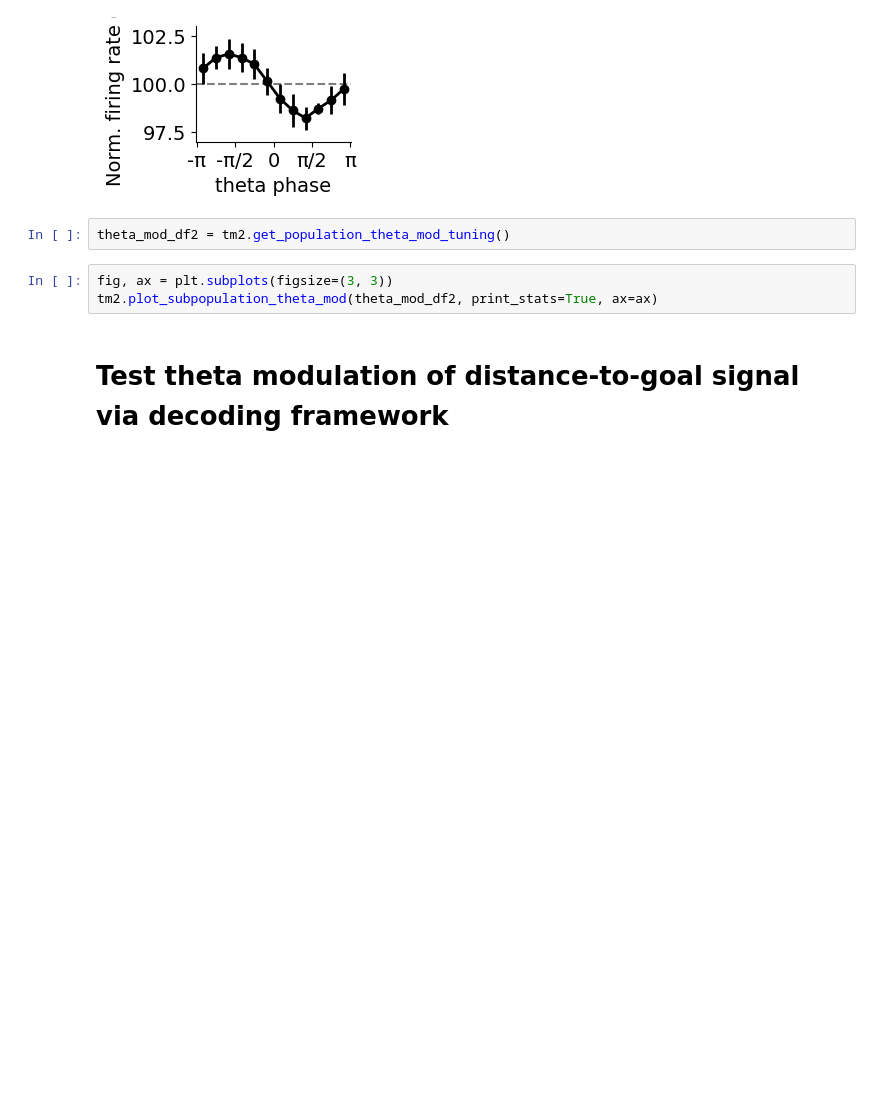
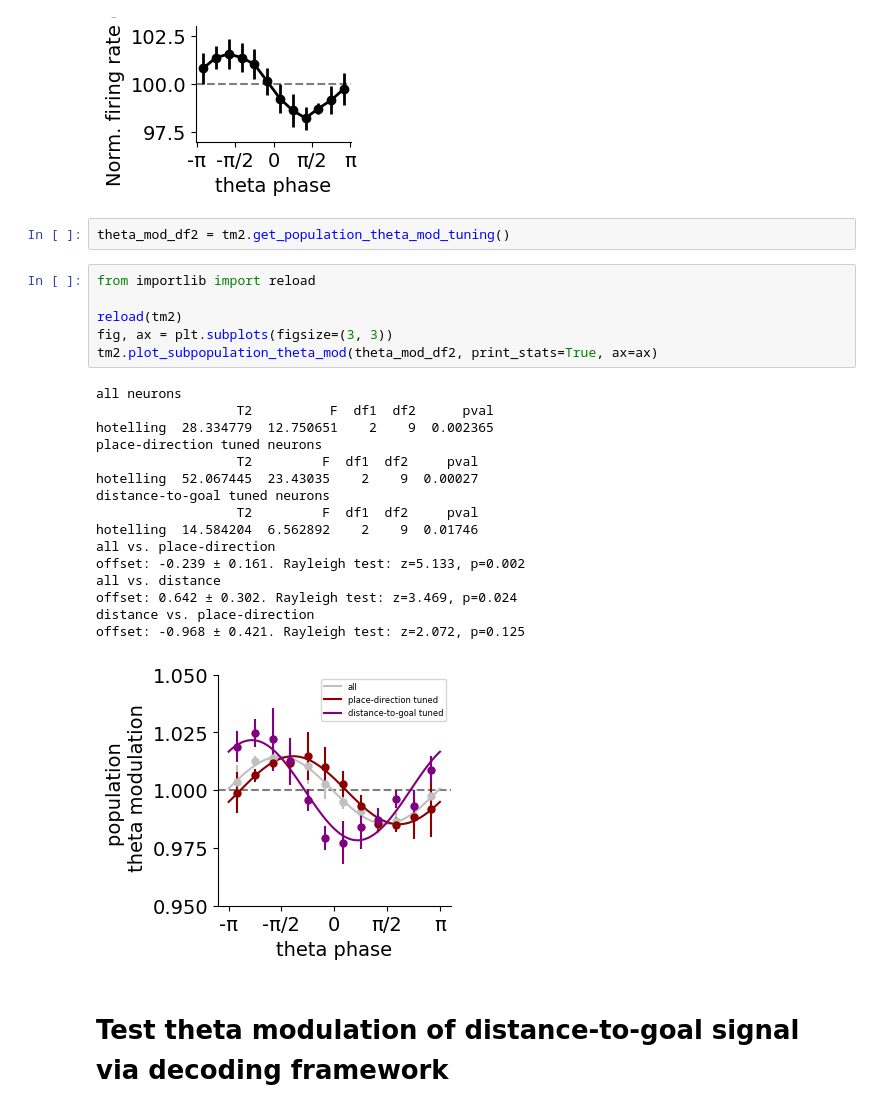
Before and after one commit to peterdoohan/GridMaze-mFC, a Jupyter notebook: Notebooks/theta_mod.ipynb, the cells around one changed output. Drawn from its saved outputs; the diff is of its cells as text; blank space fills up the shorter version.

```diff
--- a/Notebooks/theta_mod.ipynb
+++ b/Notebooks/theta_mod.ipynb
@@ -70,8 +70,28 @@ tm.plot_population_theta_mod(population_theta_df, ax=ax)
 # %%
 theta_mod_df2 = tm2.get_population_theta_mod_tuning()
 # %%
+from importlib import reload
+
+reload(tm2)
 fig, ax = plt.subplots(figsize=(3, 3))
 tm2.plot_subpopulation_theta_mod(theta_mod_df2, print_stats=True, ax=ax)
+# %% [output]
+all neurons
+                  T2          F  df1  df2      pval
+hotelling  28.334779  12.750651    2    9  0.002365
+place-direction tuned neurons
+                  T2         F  df1  df2     pval
+hotelling  52.067445  23.43035    2    9  0.00027
+distance-to-goal tuned neurons
+                  T2         F  df1  df2     pval
+hotelling  14.584204  6.562892    2    9  0.01746
+all vs. place-direction
+offset: -0.239 ± 0.161. Rayleigh test: z=5.133, p=0.002
+all vs. distance
+offset: 0.642 ± 0.302. Rayleigh test: z=3.469, p=0.024
+distance vs. place-direction
+offset: -0.968 ± 0.421. Rayleigh test: z=2.072, p=0.125
+[figure, added]
 # %% [markdown]
 # Test theta modulation of distance-to-goal signal via decoding framework
 # %%
```
